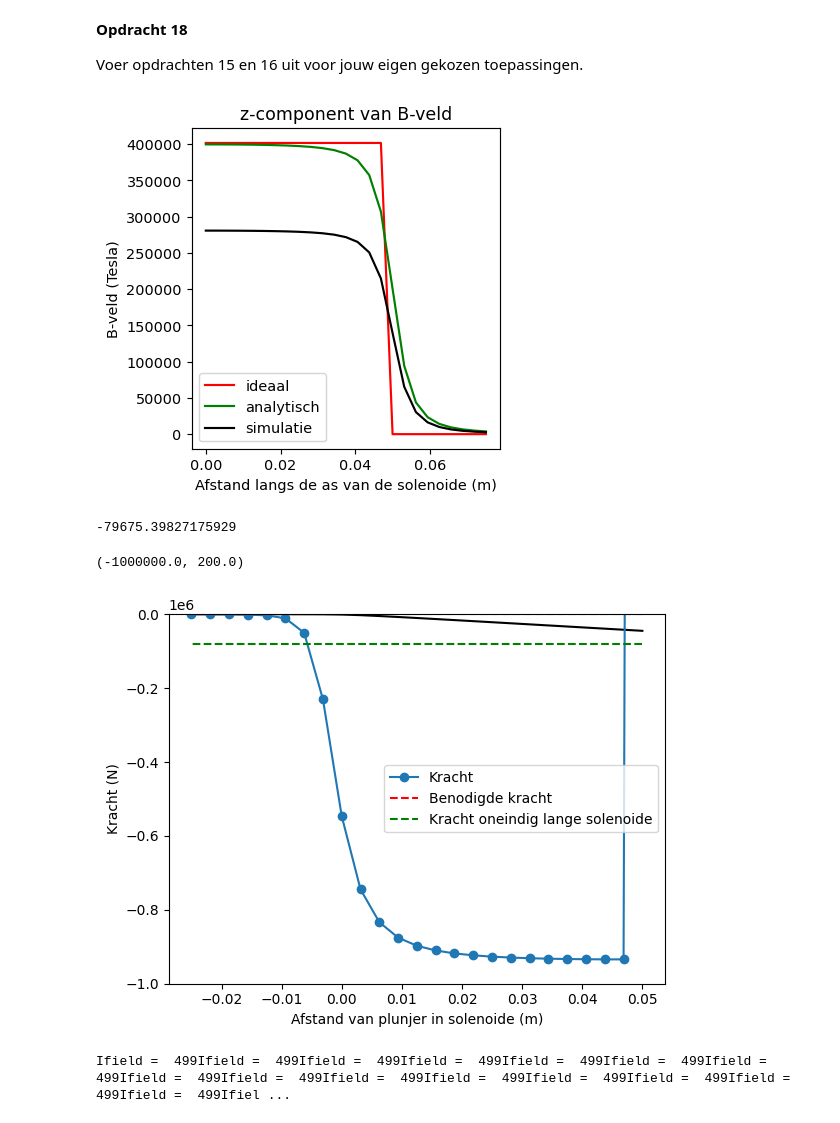
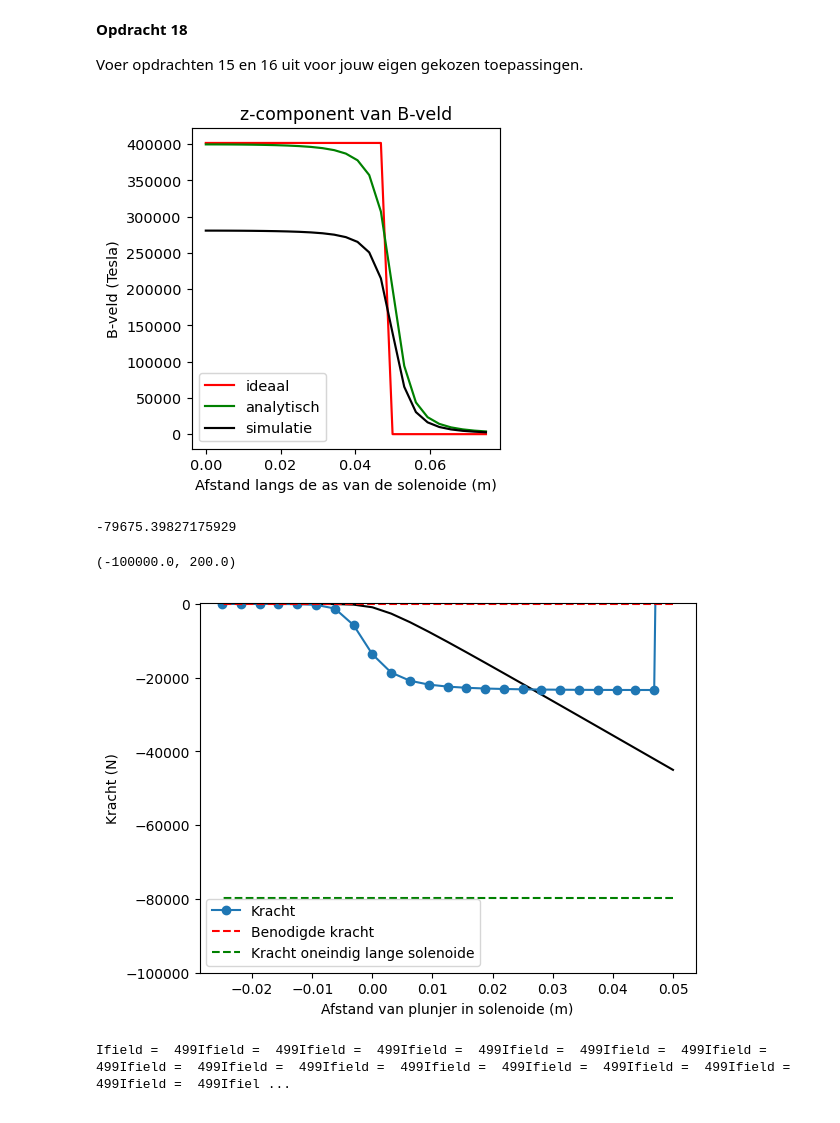
Before and after one commit to T-L-cc/opdrachten-DEF-D, a Jupyter notebook: 2KrachtactuatorOpdracht/KrachtactuatorOpdracht.ipynb, the cells around one changed output. Saved outputs shown, nothing was run; the diff lists cells and outputs as text; code cells hidden in the pictures.

```diff
--- a/2KrachtactuatorOpdracht/KrachtactuatorOpdracht.ipynb
+++ b/2KrachtactuatorOpdracht/KrachtactuatorOpdracht.ipynb
@@ -531,14 +531,14 @@ Omdat onze solenoide niet oneindig lang is zal het veld in de solenoide niet uni
 
 Bereken de $z$-component van het $\mathbf{H}$-veld op de as van de solenoide over het interval $z \in [0, 1.5L_s]$ in 25 stappen. Je moet nu dus op elk veld-punt met behulp Biot-Savart de bijdragen van alle stroomelementen integreren. Maak een grafiek van de $z$-component van het $\mathbf{H}$-veld tegen $z$.
 # %%
-#L_s = 12e-2 #m
-L_s = 0.25
+L_sol = 12e-2 #m
+L_s=L_sol
 l_draad = 8.415 #m
 u = 9 #V
 I = 0.5 #A
 r_d = 0.5e-4
-#r_s = 1e-2
-r_s = 0.005
+r_sol = 1e-2
+r_s = 1e-2
 
 n_ax= 25
 z_ax=np.linspace(0, 1.5*L_s/2, n_ax)
@@ -757,15 +757,12 @@ I = 180 #A
 r_d = 0.75e-3
 r_s = 5e-3
 
-
 z_ax=np.linspace(0, 1.5*L_s/2, n_ax)
 H_ax=np.zeros((n_ax,1))
 
 aantal_omwent = l_draad/(2*np.pi*r_s)
 spoed = aantal_omwent/L_s
 H_analytical = spoed * I
-
-
 
 n_source = 1000  # points to discretize the wire (needs many per turn)
 n_ax = 25        # field evaluation points (can stay low)
@@ -794,37 +791,37 @@ H_veld_analytisch=(aantal_omwent*I/L_s/2)*((L_s/2-z_ax)/np.sqrt((z_ax- L_s/2)**2
 plt.figure(figsize=[13,4], dpi= 104)
 plt.subplot(131)
 plt.title('z-component van B-veld')
 plt.plot(z_ax, H_veld_ideaal, '-r', label='ideaal')
 plt.plot(z_ax, H_veld_analytisch, '-g', label='analytisch')
 plt.plot(z_ax, H_ax, '-k', label='simulatie')
 plt.xlabel('Afstand langs de as van de solenoide (m)')
 plt.ylabel('B-veld (Tesla)')
 plt.legend()
 plt.show()
 
 Wz_tot = 0
 for i in range (0,n_ax-1):
     Wz=-0.5*np.pi*r_s**2*np.cumsum(np.flipud(H_ax)*mu_r_Fe*mu_0*np.flipud(H_ax))*(z_ax[i+1] - z_ax[i])
     Wz_tot += Wz
 
 
 plt.plot(L_s/2 - z_ax, np.flipud(Wz_tot), '-k')
 plt.xlabel('Afstand van plunjer in solenoide (m)'), plt.ylabel('Energie (J)'), plt.grid()
 
 force_analytical = -mu_0*mu_r_Fe*np.pi*r_s**2*aantal_omwent**2*I**2/2/L_s**2 # Kracht uitrekenen numeriek
 force_numerical=np.diff(Wz_tot, n=1, append=[0])/(z_ax[1] - z_ax[0]) # Kracht uitrekenen
 print(force_analytical)
 # Plotting the results
-plt.plot(L_s/2 - z_ax, np.flipud(force_numerical), '-o', label='Kracht')
+plt.plot(L_s/2 - z_ax, np.flipud(force_numerical)/(n_source/25), '-o', label='Kracht')
 plt.plot(L_s/2 - z_ax, (-5*9.8)*np.ones(n_ax), '--r', label='Benodigde kracht')
 plt.plot(L_s/2 - z_ax, force_analytical*np.ones(n_ax), '--g', label='Kracht oneindig lange solenoide')
 plt.xlabel('Afstand van plunjer in solenoide (m)'), plt.ylabel('Kracht (N)'), plt.grid(), plt.legend()
-plt.ylim([-1000000, 200])
+plt.ylim([-100000, 200])
 # %% [output]
 [figure]
 -79675.39827175929
-(-1000000.0, 200.0)
+(-100000.0, 200.0)
-[figure, old version]
+[figure, new version]
 # %%
 # pipet
 L_s = 0.05 #m
```
Also changed, not shown: parts of 5 cells of this notebook.
